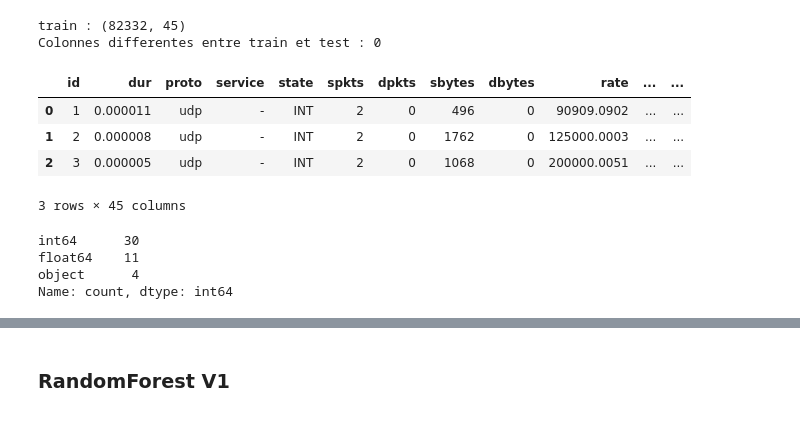
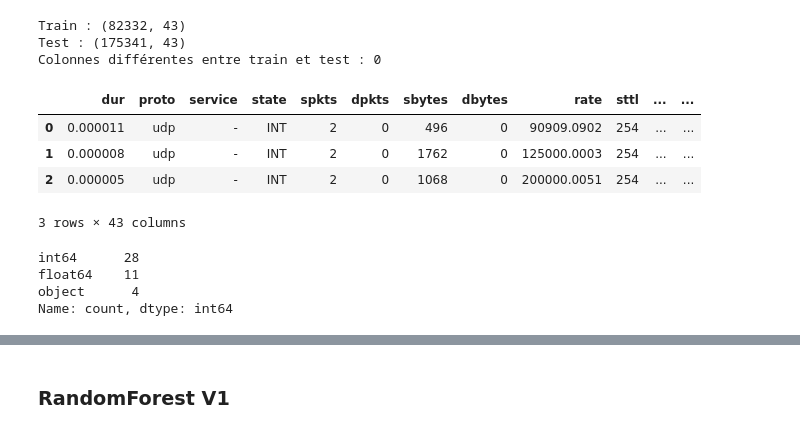
Before and after one commit to Tomland1209/ML_Phishing_Prediction, a Jupyter notebook: Notebooks/notebook_week2.ipynb, the cells around one changed output, grey strips where cells are left out. Saved outputs shown, nothing was run; the diff lists cells and outputs as text; code cells hidden in the pictures.

```diff
--- a/Notebooks/notebook_week2.ipynb
+++ b/Notebooks/notebook_week2.ipynb
@@ -13,24 +13,38 @@ from sklearn.metrics import (accuracy_score, precision_score, recall_score, f1_s
 import matplotlib.pyplot as plt
 # %%
 df=pd.read_csv("../Datasets/unsw_train.csv")
+df_t=pd.read_csv("../Datasets/unsw_test.csv")
 # %%
-print("train :", df.shape)
-for i in range (len(df.columns)):
-    diff=0
-    if(df.columns[i]!=df.columns[i]):
-        diff+=1
-print("Colonnes differentes entre train et test :", diff)
-display(df.head(3))
-print(df.dtypes.value_counts())
+df_id = df.drop(columns=["id","label"])
+df_t_id = df_t.drop(columns=["id","label"])
+
+print("Train :", df_id.shape)
+print("Test :", df_t_id.shape)
+
+# Vérification des colonnes
+diff = 0
+
+if len(df_id.columns) == len(df_t_id.columns):
+    for i in range(len(df_id.columns)):
+        if df_id.columns[i] != df_t_id.columns[i]:
+            diff += 1
+else:
+    diff = abs(len(df_id.columns) - len(df_t_id.columns))
+
+print("Colonnes différentes entre train et test :", diff)
+
+display(df_id.head(3))
+print(df_id.dtypes.value_counts())
 # %% [output]
-train : (82332, 45)
-Colonnes differentes entre train et test : 0
+Train : (82332, 43)
+Test : (175341, 43)
+Colonnes différentes entre train et test : 0
-|  | id | dur | proto | service | state | spkts | dpkts | sbytes | dbytes | rate | ... | ... |
-| 0 | 1 | 0.000011 | udp | - | INT | 2 | 0 | 496 | 0 | 90909.0902 | ... | ... |
-| 1 | 2 | 0.000008 | udp | - | INT | 2 | 0 | 1762 | 0 | 125000.0003 | ... | ... |
-| 2 | 3 | 0.000005 | udp | - | INT | 2 | 0 | 1068 | 0 | 200000.0051 | ... | ... |
+|  | dur | proto | service | state | spkts | dpkts | sbytes | dbytes | rate | sttl | ... | ... |
+| 0 | 0.000011 | udp | - | INT | 2 | 0 | 496 | 0 | 90909.0902 | 254 | ... | ... |
+| 1 | 0.000008 | udp | - | INT | 2 | 0 | 1762 | 0 | 125000.0003 | 254 | ... | ... |
+| 2 | 0.000005 | udp | - | INT | 2 | 0 | 1068 | 0 | 200000.0051 | 254 | ... | ... |
-3 rows × 45 columns
+3 rows × 43 columns
-int64      30
+int64      28
 float64    11
 object      4
 Name: count, dtype: int64
```
Also changed, not shown: parts of 10 cells of this notebook.
